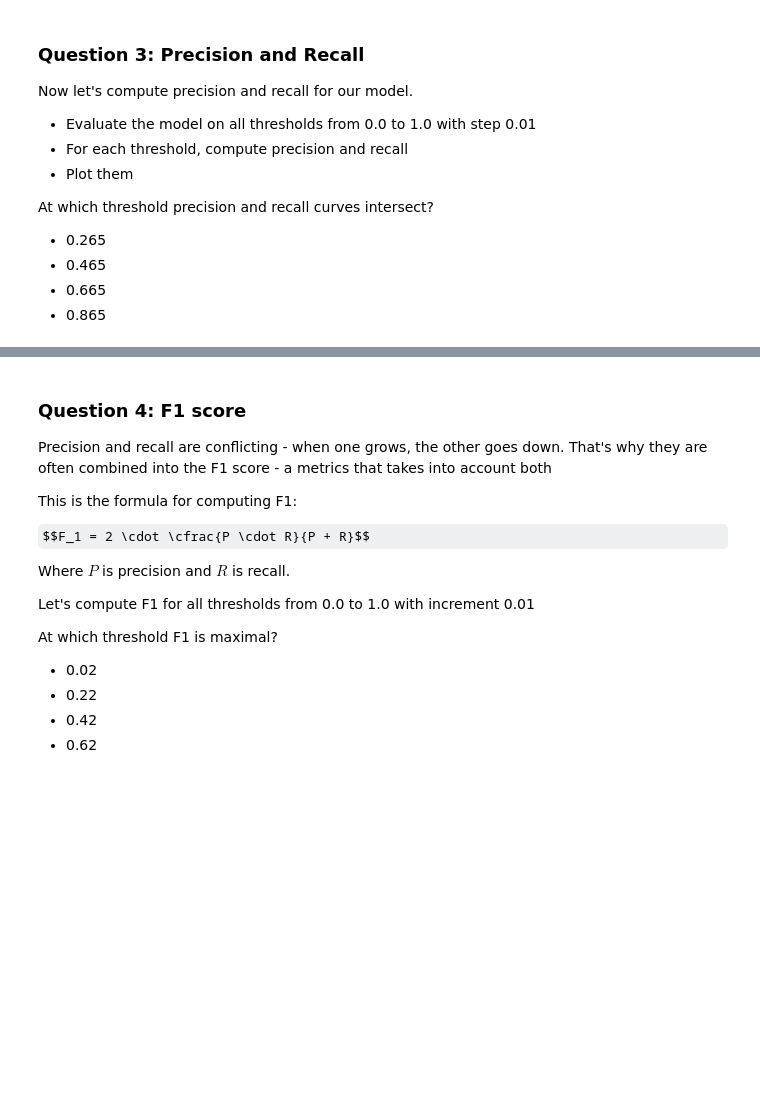
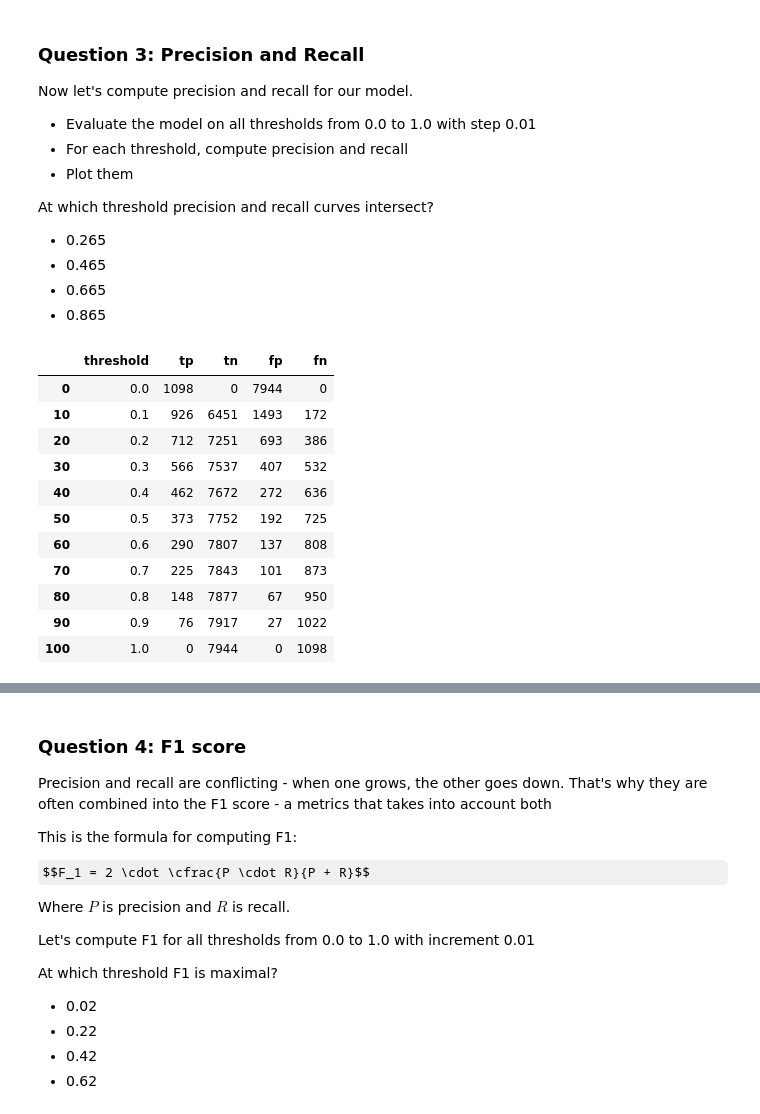
Before and after one commit to DRPproton/ml-zoomcamp_2024, a Jupyter notebook: week-4/homework4.ipynb, the cells around one changed output, grey strips where cells are left out. Drawn from its saved outputs; the diff is of its cells as text; code cells hidden in the pictures; some formulas as TeX source; blank space fills up the shorter version.

```diff
--- a/week-4/homework4.ipynb
+++ b/week-4/homework4.ipynb
@@ -171,0 +204,2 @@ What's the AUC of this model on the validation dataset? (round to 3 digits)
+# %%
+lr.fit(X_train_dv, y_train)
@@ -186,0 +253,15 @@ At which threshold precision and recall curves intersect?
+# %%
+df_scores[::10]
+# %% [output]
+|  | threshold | tp | tn | fp | fn |
+| 0 | 0.0 | 1098 | 0 | 7944 | 0 |
+| 10 | 0.1 | 926 | 6451 | 1493 | 172 |
+| 20 | 0.2 | 712 | 7251 | 693 | 386 |
+| 30 | 0.3 | 566 | 7537 | 407 | 532 |
+| 40 | 0.4 | 462 | 7672 | 272 | 636 |
+| 50 | 0.5 | 373 | 7752 | 192 | 725 |
+| 60 | 0.6 | 290 | 7807 | 137 | 808 |
+| 70 | 0.7 | 225 | 7843 | 101 | 873 |
+| 80 | 0.8 | 148 | 7877 | 67 | 950 |
+| 90 | 0.9 | 76 | 7917 | 27 | 1022 |
+| 100 | 1.0 | 0 | 7944 | 0 | 1098 |
```
Also changed, not shown: parts of 13 cells of this notebook.
